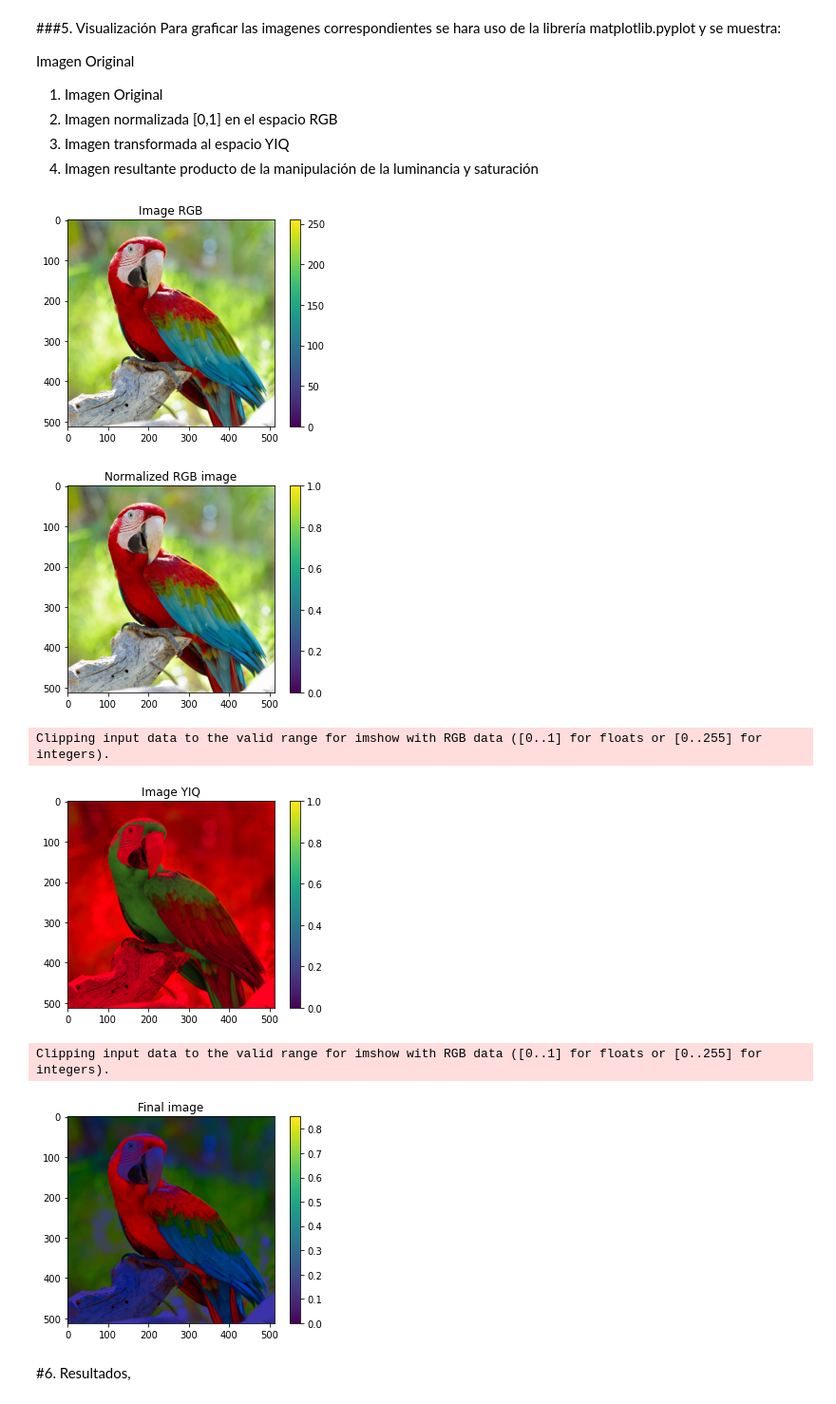
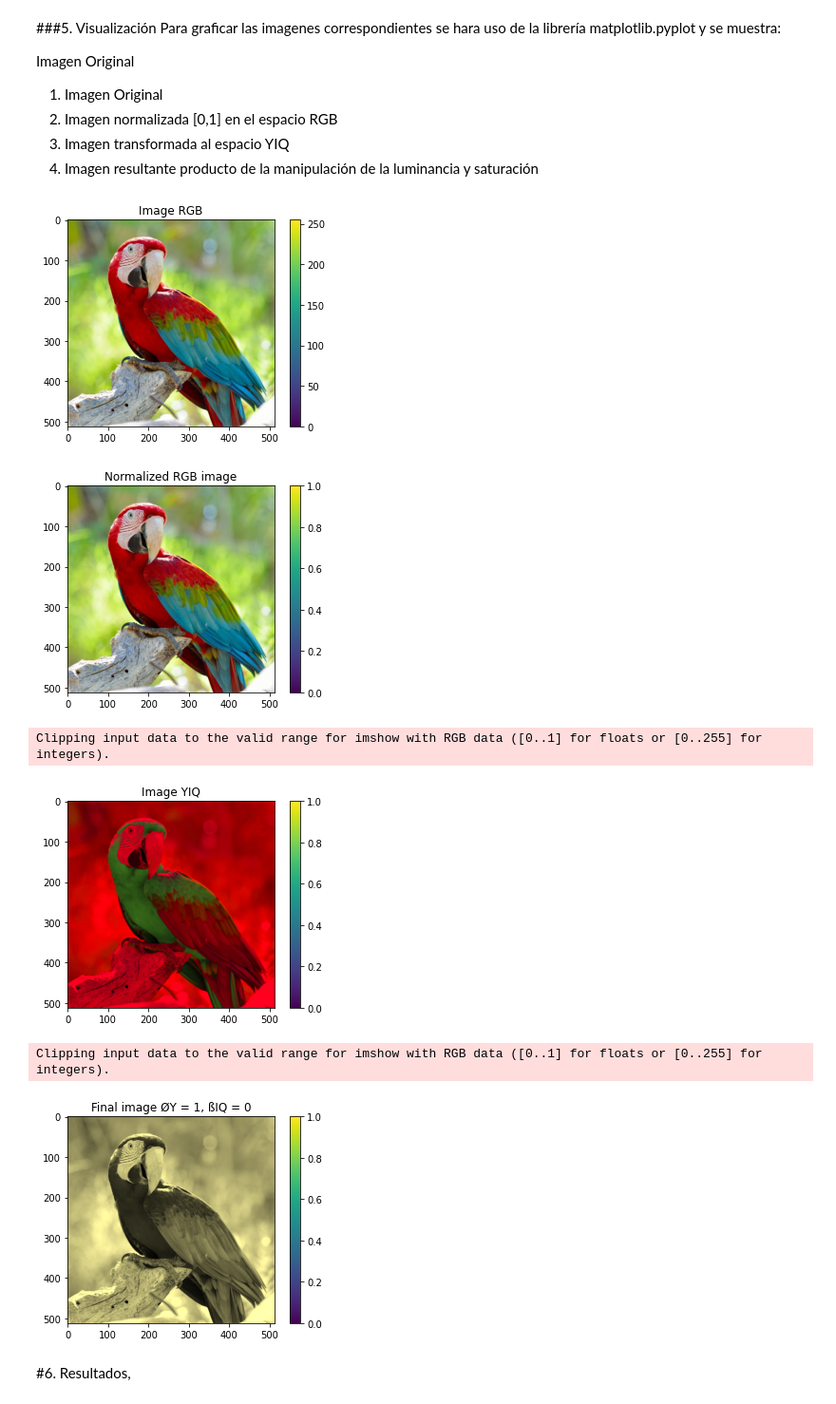
Before and after one commit to RonnyGuevara/COLAB, a Jupyter notebook: Practica_1_PDI.ipynb, the cells around one changed output. Shown: that part at 95% size. Saved outputs shown, nothing was run; the diff lists cells and outputs as text; code cells hidden in the pictures.

```diff
--- a/Practica_1_PDI.ipynb
+++ b/Practica_1_PDI.ipynb
@@ -29,8 +29,8 @@ Utilizaremos un botón scroll para que el usuario seleccione el valor de ØY y/o
 *   ØY: coeficiente de luminancia
 *   ßIQ: coeficiente de saturación
 # %%
-ØY = 0.3 #@param {type:"slider", min:-2, max:2, step:0.1}
-ßIQ = 1.3 #@param {type:"slider", min:-2, max:2, step:0.1}
+ØY = 1 #@param {type:"slider", min:-2, max:2, step:0.1}
+ßIQ = 0 #@param {type:"slider", min:-2, max:2, step:0.1}
 # %% [markdown]
 ###4. Conversión de espacios
 Utilizaremos 3 matrices para la transformación entre el espacio RGB y el IAQ, la tercera matriz almacenará los coeficientes de luminancia y saturación elegido por el usuario
@@ -70,35 +70,35 @@ plt.show()
 
 #Multiplicación de la matriz YIQ por los coeficientes de luminancia y saturación
 YIQ=np.dot(imagecopy,matrixYIQ)
 #print (YIQ) #Permite visualizar la matriz de la imagen
 plt.figure()
 plt.title('Image YIQ')
 plt.imshow(YIQ,vmax=1, vmin=0)
 plt.colorbar()
 plt.grid(False)
 plt.show()
 
 #Cambio de luminancia y/o saturación de la imagen
 imagecopy1=np.copy(YIQ)
 YIQ2=np.dot(imagecopy1,matrixcoeff)
 #print(YIQ2) #Permite visualizar la matriz de la imagen
 
 #Transformación de l espacio YIQ a RGB
 imagecopy2=np.dot(YIQ2,matrixRGB)
 #print(loro4) #Visualización de la matriz
 plt.figure()
-plt.title('Final image')
+plt.title(f"Final image ØY = {str(ØY)}, ßIQ = {str(ßIQ)}")
 plt.imshow(imagecopy2)
 plt.colorbar()
 plt.grid(False)
 plt.show()
 # %% [output]
 [figure]
 [figure]
 Clipping input data to the valid range for imshow with RGB data ([0..1] for floats or [0..255] for integers).
 [figure]
 Clipping input data to the valid range for imshow with RGB data ([0..1] for floats or [0..255] for integers).
-[figure, old version]
+[figure, new version]
 # %% [markdown]
 #6. Resultados,
 # %%
```
Also changed, not shown: parts of 1 cell of this notebook.
